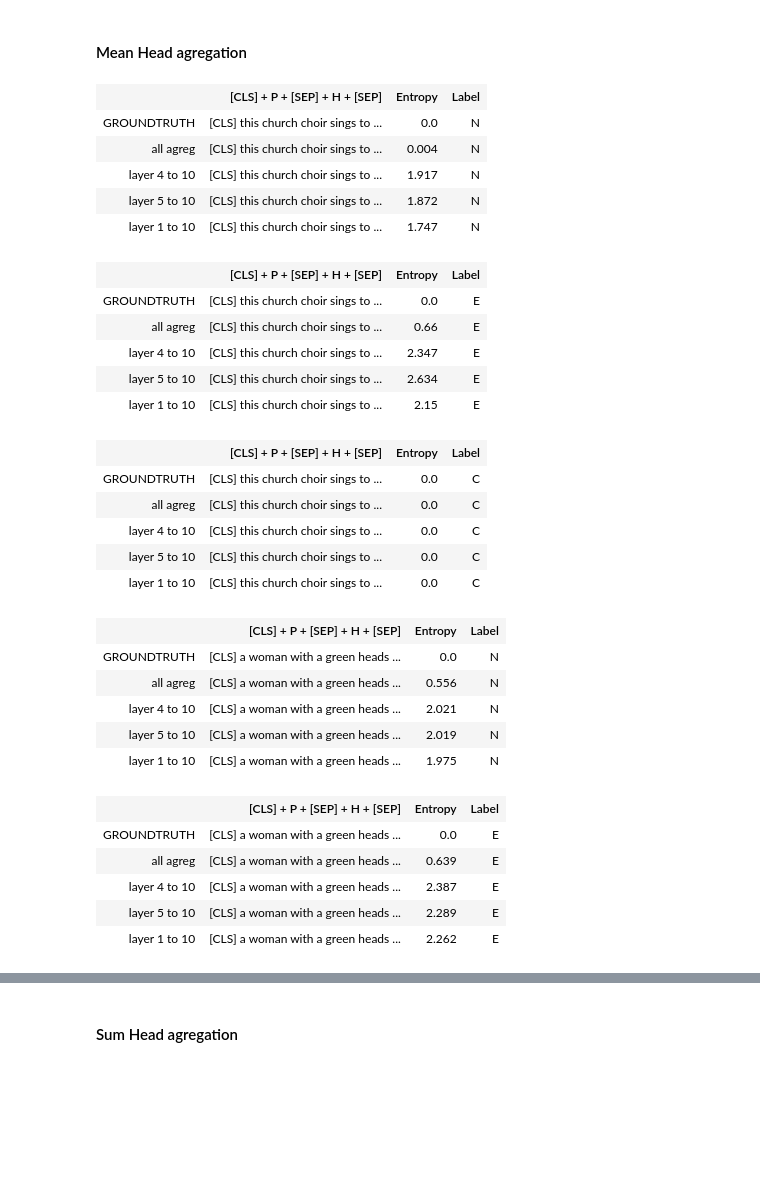
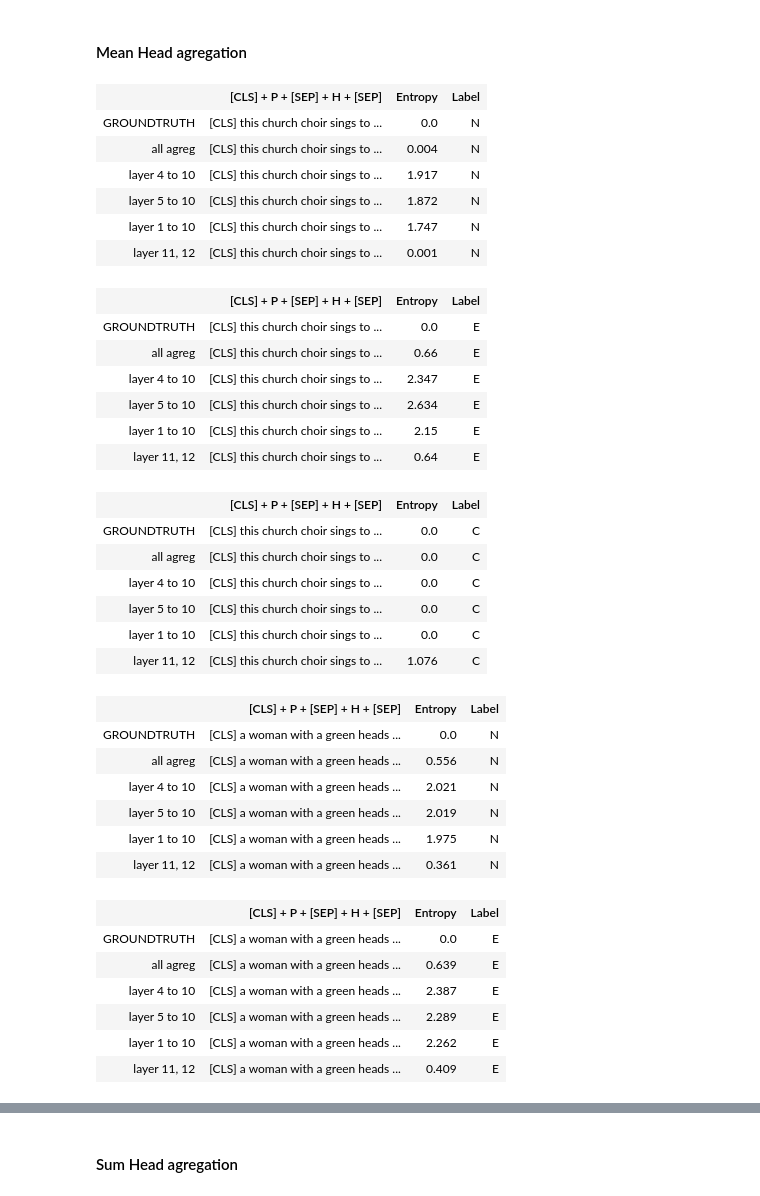
Before and after one commit to lolofo/stage_4_gm, a Jupyter notebook: attention_algorithms/notebooks/entropy_study/Visualization.ipynb, the cells around one changed output, grey strips where cells are left out. Drawn from its saved outputs; the diff is of its cells as text; code cells hidden in the pictures; blank space fills up the shorter version.

```diff
--- a/attention_algorithms/notebooks/entropy_study/Visualization.ipynb
+++ b/attention_algorithms/notebooks/entropy_study/Visualization.ipynb
@@ -173,57 +173,78 @@ with torch.no_grad():
             'Entropy': [(-a_hat * torch.log(a_hat + 1e-16)).sum().item()],
             'Label':LABELS[labels[0]]
         }
 
         # layer 0 to 10 agregation
         a_hat = attention_tensor[0, 0:10, :, :, :] # select only some layers
         a_hat = a_hat.sum(dim=1)/12 # mean head agregation
         a_hat = a_hat.sum(dim=0)
         a_hat = a_hat.sum(dim=0)
         a_hat = a_hat[0:m]
         a_hat = torch.softmax(a_hat - INF * spe_tok_mask[0:m], dim=-1)
         a_visu = normalize_attention(attention=a_hat, tokens=tokens)
 
         model_outputs["layer 1 to 10"] =  {
             '[CLS] + P + [SEP] + H + [SEP]': [hightlight_txt(tokens = tokens,
                                                             attention = a_visu)],
             'Entropy': [(-a_hat * torch.log(a_hat + 1e-16)).sum().item()],
             'Label':LABELS[labels[0]]
         }
 
+        # layer 11 to 12 agregation
+        a_hat = attention_tensor[0, 10:12, :, :, :] # select only some layers
+        a_hat = a_hat.sum(dim=1)/12 # mean head agregation
+        a_hat = a_hat.sum(dim=0)
+        a_hat = a_hat.sum(dim=0)
+        a_hat = a_hat[0:m]
+        a_hat = torch.softmax(a_hat - INF * spe_tok_mask[0:m], dim=-1)
+        a_visu = normalize_attention(attention=a_hat, tokens=tokens)
+
+        model_outputs["layer 11, 12"] =  {
+            '[CLS] + P + [SEP] + H + [SEP]': [hightlight_txt(tokens = tokens,
+                                                            attention = a_visu)],
+            'Entropy': [(-a_hat * torch.log(a_hat + 1e-16)).sum().item()],
+            'Label':LABELS[labels[0]]
+        }
+
 
         display(HTML(html_render(model_outputs)))
 # %% [output]
 Mean Head agregation
 |  | [CLS] + P + [SEP] + H + [SEP] | Entropy | Label |
 | GROUNDTRUTH | [CLS] this church choir sings to ... | 0.0 | N |
 | all agreg | [CLS] this church choir sings to ... | 0.004 | N |
 | layer 4 to 10 | [CLS] this church choir sings to ... | 1.917 | N |
 | layer 5 to 10 | [CLS] this church choir sings to ... | 1.872 | N |
 | layer 1 to 10 | [CLS] this church choir sings to ... | 1.747 | N |
+| layer 11, 12 | [CLS] this church choir sings to ... | 0.001 | N |
 |  | [CLS] + P + [SEP] + H + [SEP] | Entropy | Label |
 | GROUNDTRUTH | [CLS] this church choir sings to ... | 0.0 | E |
 | all agreg | [CLS] this church choir sings to ... | 0.66 | E |
 | layer 4 to 10 | [CLS] this church choir sings to ... | 2.347 | E |
 | layer 5 to 10 | [CLS] this church choir sings to ... | 2.634 | E |
 | layer 1 to 10 | [CLS] this church choir sings to ... | 2.15 | E |
+| layer 11, 12 | [CLS] this church choir sings to ... | 0.64 | E |
 |  | [CLS] + P + [SEP] + H + [SEP] | Entropy | Label |
 | GROUNDTRUTH | [CLS] this church choir sings to ... | 0.0 | C |
 | all agreg | [CLS] this church choir sings to ... | 0.0 | C |
 | layer 4 to 10 | [CLS] this church choir sings to ... | 0.0 | C |
 | layer 5 to 10 | [CLS] this church choir sings to ... | 0.0 | C |
 | layer 1 to 10 | [CLS] this church choir sings to ... | 0.0 | C |
+| layer 11, 12 | [CLS] this church choir sings to ... | 1.076 | C |
 |  | [CLS] + P + [SEP] + H + [SEP] | Entropy | Label |
 | GROUNDTRUTH | [CLS] a woman with a green heads ... | 0.0 | N |
 | all agreg | [CLS] a woman with a green heads ... | 0.556 | N |
 | layer 4 to 10 | [CLS] a woman with a green heads ... | 2.021 | N |
 | layer 5 to 10 | [CLS] a woman with a green heads ... | 2.019 | N |
 | layer 1 to 10 | [CLS] a woman with a green heads ... | 1.975 | N |
+| layer 11, 12 | [CLS] a woman with a green heads ... | 0.361 | N |
 |  | [CLS] + P + [SEP] + H + [SEP] | Entropy | Label |
 | GROUNDTRUTH | [CLS] a woman with a green heads ... | 0.0 | E |
 | all agreg | [CLS] a woman with a green heads ... | 0.639 | E |
 | layer 4 to 10 | [CLS] a woman with a green heads ... | 2.387 | E |
 | layer 5 to 10 | [CLS] a woman with a green heads ... | 2.289 | E |
 | layer 1 to 10 | [CLS] a woman with a green heads ... | 2.262 | E |
+| layer 11, 12 | [CLS] a woman with a green heads ... | 0.409 | E |
 |  | [CLS] + P + [SEP] + H + [SEP] | Entropy | Label |
 | GROUNDTRUTH | [CLS] a woman with a green heads ... | 0.0 | C |
 | all agreg | [CLS] a woman with a green heads ... | 0.383 | C |
```
Also changed, not shown: parts of 2 cells of this notebook, 7 other files.
